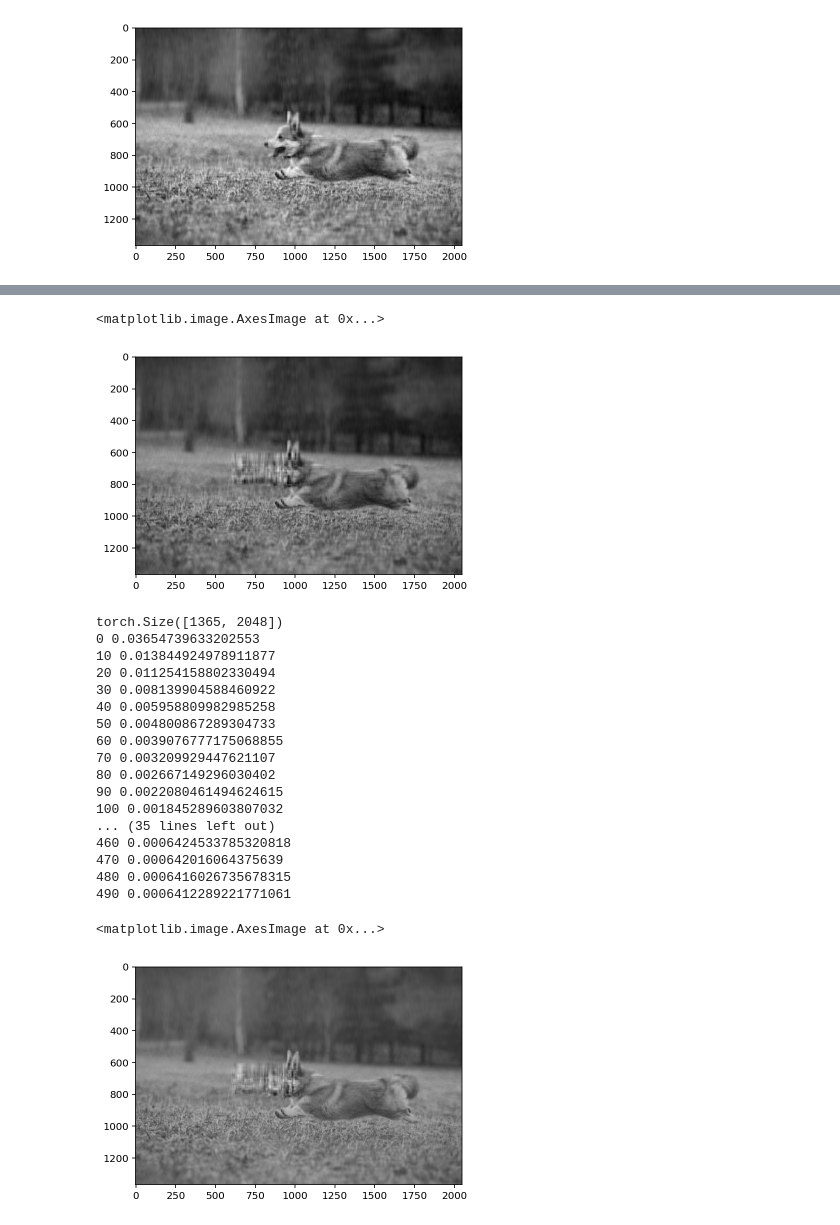
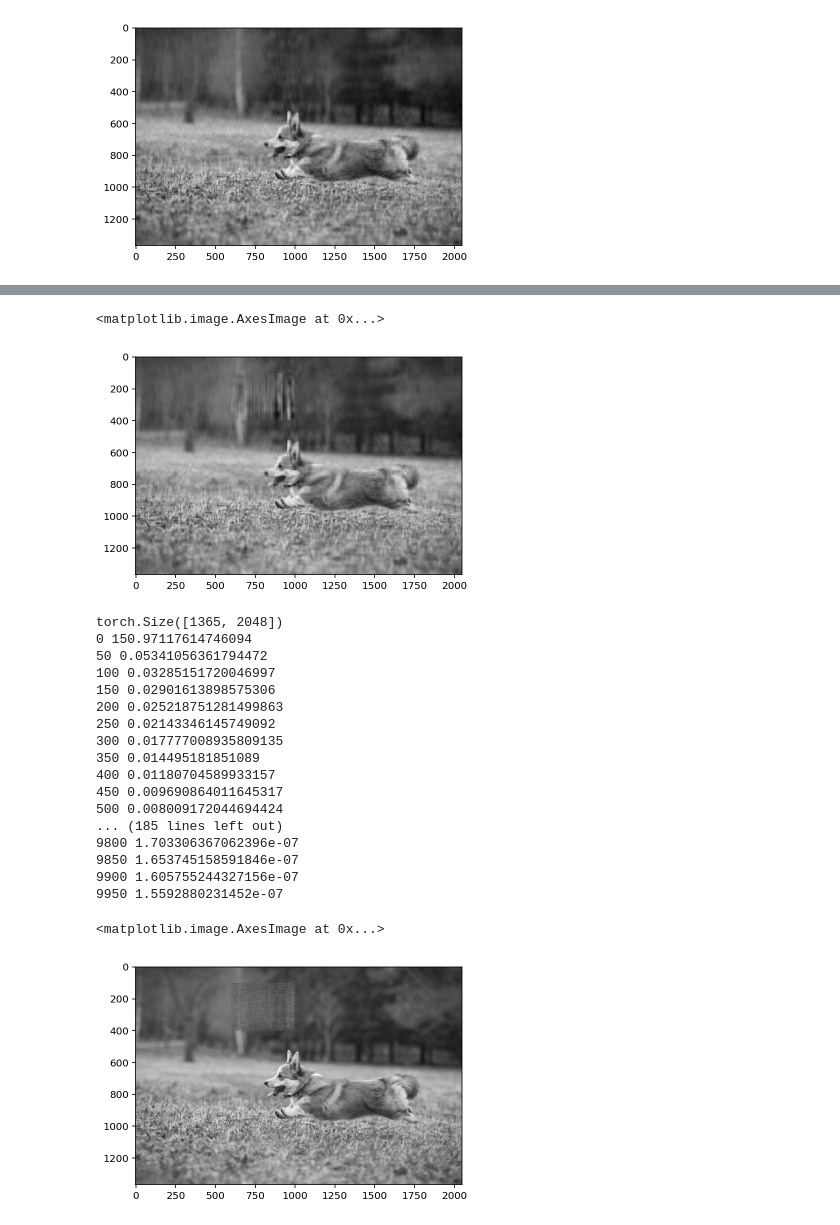
Before and after one commit to nipunbatra/ml2023, a Jupyter notebook: notebooks/posts/image-completion.ipynb, the cells around one changed output, grey strips where cells are left out. Cells and saved outputs as stored; diff of their text form; code cells hidden in the pictures.

```diff
--- a/notebooks/posts/image-completion.ipynb
+++ b/notebooks/posts/image-completion.ipynb
@@ -43,13 +43,13 @@ import torch.nn.functional as F
 def factorize(A, k, niter=100, lr=1e-3):
     n, m = A.shape
     # If we do not init well, our solution is poor
-    W = torch.abs(torch.randn(n, k)/10)
-    H = torch.abs(torch.randn(k, m)/10)
+    W = torch.abs(torch.randn(n, k)/10).to(A.device)
+    H = torch.abs(torch.randn(k, m)/10).to(A.device)
     W.requires_grad = True
     H.requires_grad = True
 
     # Mask where A is not missing
-    mask = ~torch.isnan(A)
+    mask = ~torch.isnan(A).to(A.device)
     print(mask.shape)
 
     optimizer = torch.optim.Adam([W, H], lr=lr)
@@ -59,7 +59,9 @@ def factorize(A, k, niter=100, lr=1e-3):
         loss = F.mse_loss(Ahat[mask], A[mask])
         loss.backward()
         optimizer.step()
-        if i % 10 == 0:
+        if i % 50 == 0:
             print(i, loss.item())
     return W, H
+# %%
+device = torch.device('cuda' if torch.cuda.is_available() else 'cpu')
 # %%
@@ -103,7 +105,7 @@ plt.imshow((W @ H).detach().numpy(), cmap='gray')
 # %%
 # Now, remove a rectangular patch from the image
 
-patch = [600, 600, 800, 1000]
+patch = [100, 600, 400, 1000]
 img_copy = img.copy()
 
 # NAN the patch region
@@ -115,5 +117,5 @@ plt.imshow(img_copy,cmap='gray')
 # %%
-A = torch.from_numpy(img_copy).float()
+A = torch.from_numpy(img_copy).float().to(device)
 W, H = factorize(A, 40, niter=500, lr=1e-2)
 # %% [output]
 torch.Size([1365, 2048])
@@ -136,31 +138,31 @@ torch.Size([1365, 2048])
 # %%
-plt.imshow((W@H).detach().numpy(), cmap='gray')
+plt.imshow((W@H).cpu().detach().numpy(), cmap='gray')
 # %% [output]
 <matplotlib.image.AxesImage at 0x...>
-[figure, old version]
+[figure, new version]
 # %%
-A = torch.from_numpy(img_copy).float()
-W, H = factorize(A, 60, niter=500, lr=1e-2)
+A = torch.from_numpy(img_copy).float().to(device)
+W, H = factorize(A, 2000, niter=10000, lr=1e-2)
 # %% [output]
 torch.Size([1365, 2048])
-0 0.03654739633202553
-10 0.013844924978911877
-20 0.011254158802330494
-30 0.008139904588460922
-40 0.005958809982985258
-50 0.004800867289304733
-60 0.0039076777175068855
-70 0.003209929447621107
-80 0.002667149296030402
-90 0.0022080461494624615
-100 0.001845289603807032
-... (35 lines left out)
-460 0.0006424533785320818
-470 0.000642016064375639
-480 0.0006416026735678315
-490 0.0006412289221771061
+0 150.97117614746094
+50 0.05341056361794472
+100 0.03285151720046997
+150 0.02901613898575306
+200 0.025218751281499863
+250 0.02143346145749092
+300 0.017777008935809135
+350 0.014495181851089
+400 0.01180704589933157
+450 0.009690864011645317
+500 0.008009172044694424
+... (185 lines left out)
+9800 1.703306367062396e-07
+9850 1.653745158591846e-07
+9900 1.605755244327156e-07
+9950 1.5592880231452e-07
 # %%
-plt.imshow((W@H).detach().numpy(), cmap='gray')
+plt.imshow((W@H).cpu().detach().numpy(), cmap='gray')
 # %% [output]
 <matplotlib.image.AxesImage at 0x...>
-[figure, old version]
+[figure, new version]
```
Also changed, not shown: parts of 12 cells of this notebook, 3 other files.
